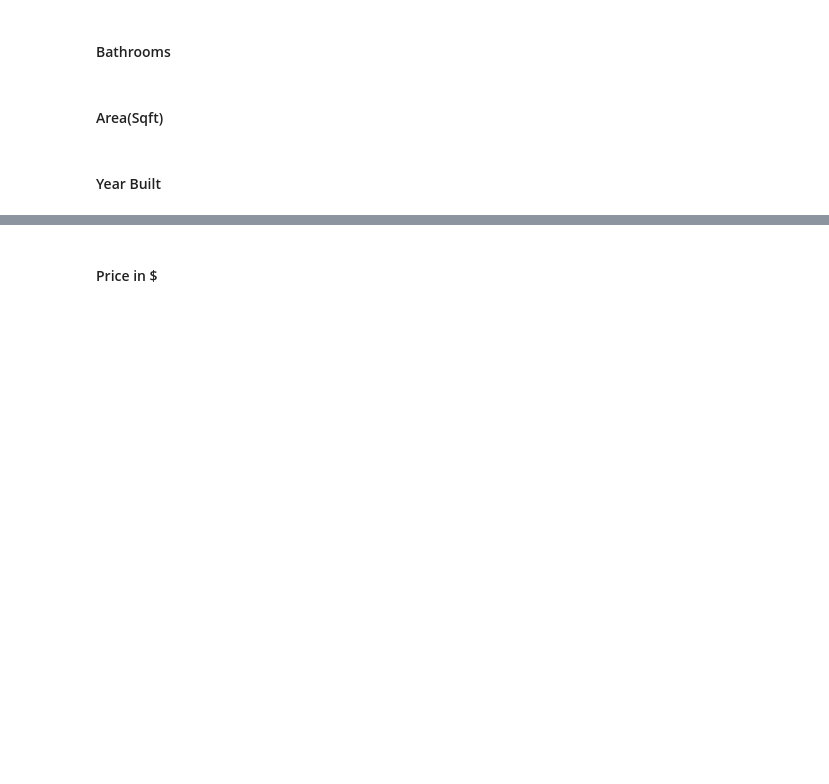
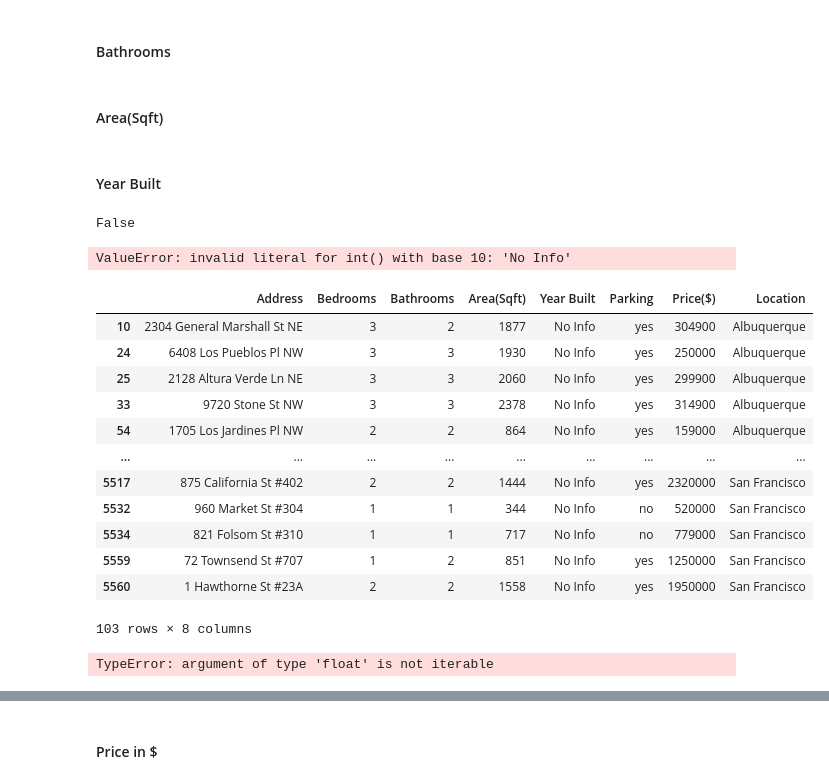
Before and after one commit to Ugi77/projects, a Jupyter notebook: RealEstate/RealEstateDataCleaning.ipynb, the cells around one changed output, grey strips where cells are left out. Saved outputs shown, nothing was run; the diff lists cells and outputs as text; code cells hidden in the pictures; blank space fills up the shorter version.

Commit message:
cast string values to integers

```diff
--- a/RealEstate/RealEstateDataCleaning.ipynb
+++ b/RealEstate/RealEstateDataCleaning.ipynb
@@ -526,6 +540,48 @@ Name: Parking, dtype: int64
+# %%
+# cast Bedroom data into numeric
+df_combined['Bedrooms'] = df_combined['Bedrooms'].astype(int)
 # %% [markdown]
 #### Bathrooms
+# %%
+df_combined['Bathrooms'] = df_combined['Bathrooms'].astype(int)
 # %% [markdown]
 #### Area(Sqft)
+# %%
+df_combined['Area(Sqft)'] = df_combined['Area(Sqft)'].astype(int)
 # %% [markdown]
 #### Year Built
+# %%
+# check if numeric
+is_numeric_dtype(df_combined['Year Built'])
+# initially outputs False
+# %% [output]
+False
+# %%
+# try to change to numeric
+df_combined['Year Built'] = df_combined['Year Built'].astype(int)
+# %% [output]
+ValueError: invalid literal for int() with base 10: 'No Info'
+# %%
+# Find all entries where Year Built contains 'No Info'
+df_combined[df_combined['Year Built'] == 'No Info']
+# So do we delete these rows or find a way to keep?  Previously removed rows with missing values.
+# %% [output]
+|  | Address | Bedrooms | Bathrooms | Area(Sqft) | Year Built | Parking | Price($) | Location |
+| 10 | 2304 General Marshall St NE | 3 | 2 | 1877 | No Info | yes | 304900 | Albuquerque |
+| 24 | 6408 Los Pueblos Pl NW | 3 | 3 | 1930 | No Info | yes | 250000 | Albuquerque |
+| 25 | 2128 Altura Verde Ln NE | 3 | 3 | 2060 | No Info | yes | 299900 | Albuquerque |
+| 33 | 9720 Stone St NW | 3 | 3 | 2378 | No Info | yes | 314900 | Albuquerque |
+| 54 | 1705 Los Jardines Pl NW | 2 | 2 | 864 | No Info | yes | 159000 | Albuquerque |
+| ... | ... | ... | ... | ... | ... | ... | ... | ... |
+| 5517 | 875 California St #402 | 2 | 2 | 1444 | No Info | yes | 2320000 | San Francisco |
+| 5532 | 960 Market St #304 | 1 | 1 | 344 | No Info | no | 520000 | San Francisco |
+| 5534 | 821 Folsom St #310 | 1 | 1 | 717 | No Info | no | 779000 | San Francisco |
+| 5559 | 72 Townsend St #707 | 1 | 2 | 851 | No Info | yes | 1250000 | San Francisco |
+| 5560 | 1 Hawthorne St #23A | 2 | 2 | 1558 | No Info | yes | 1950000 | San Francisco |
+103 rows × 8 columns
+# %%
+# Another option: replace with a '0'
+df_combined['Year Built'] = df_combined['Year Built'].apply(lambda x: 0 if 'No Info' in x else x)
+# get error message: argument of type 'float' is not iterable
+# %% [output]
+TypeError: argument of type 'float' is not iterable
```
Also changed, not shown: parts of 14 cells of this notebook.
